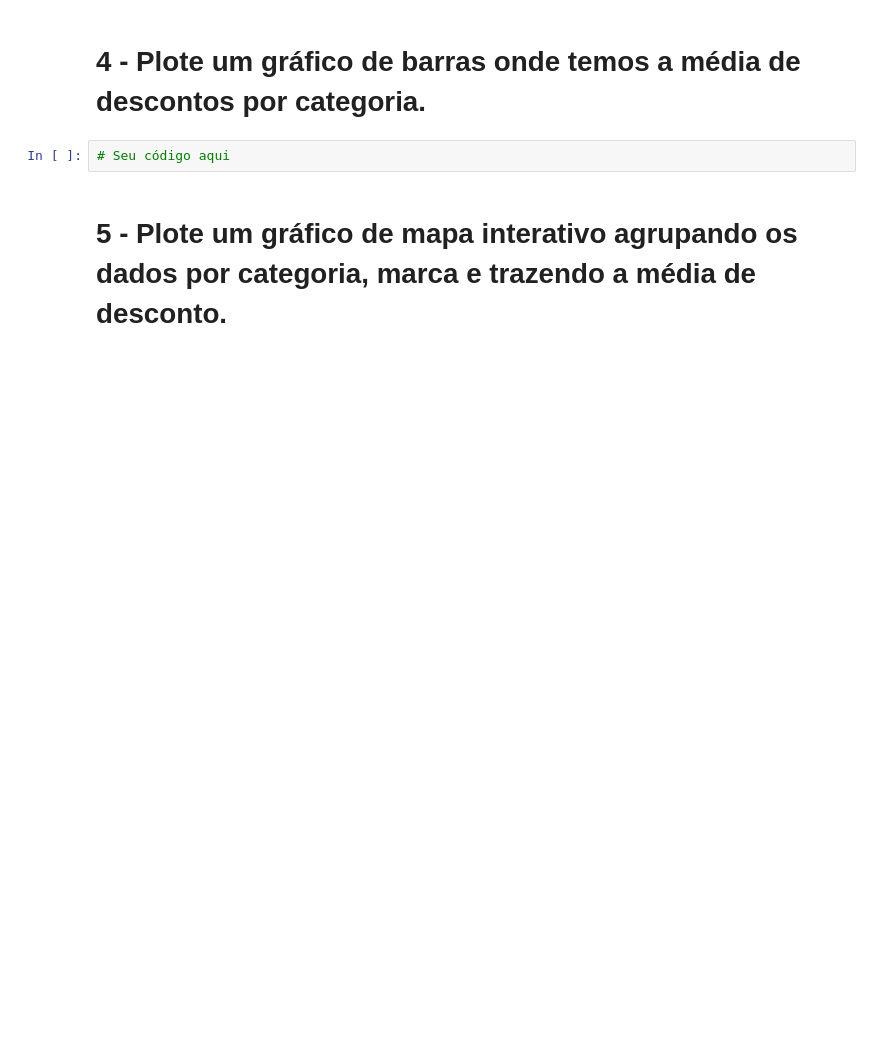
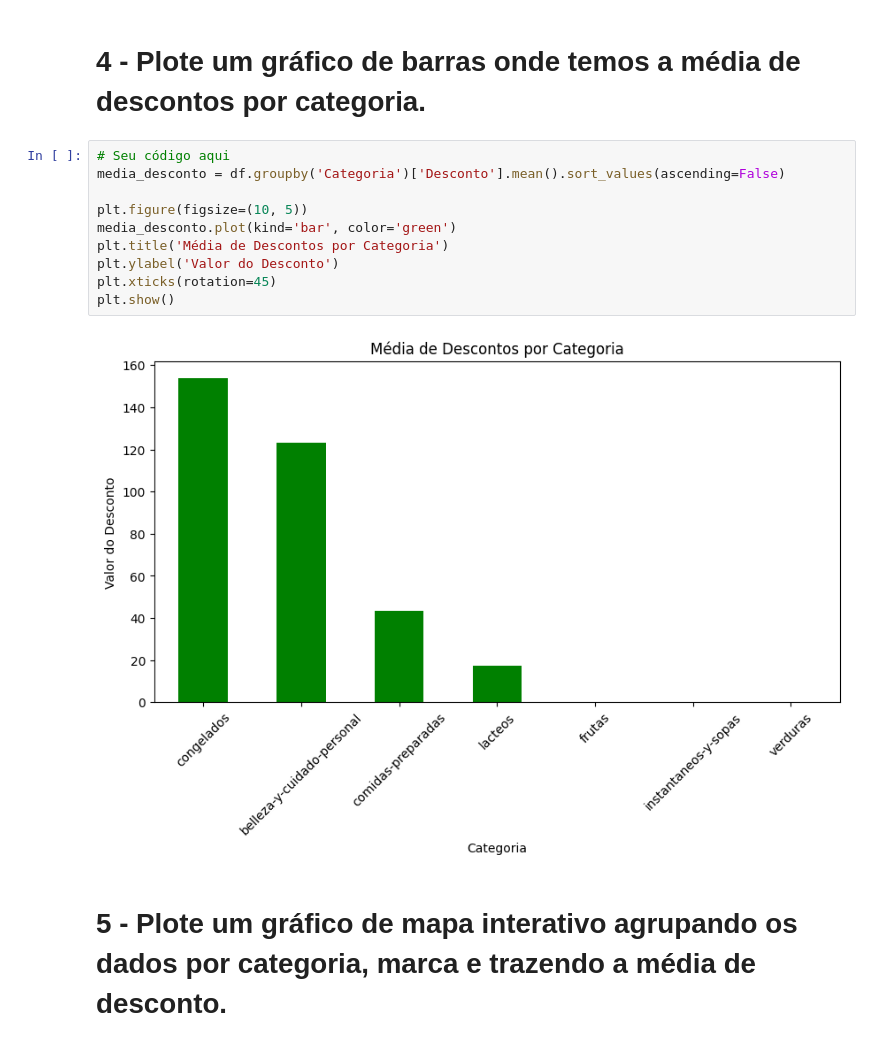
Before and after one commit to Toikso/Atividade-de-analise-de-dados-, a Jupyter notebook: Profissao_Cientista_de_Dados_M13_Projeto.ipynb, the cells around one changed output. Saved outputs shown, nothing was run; the diff lists cells and outputs as text; blank space fills up the shorter version.

```diff
--- a/Profissao_Cientista_de_Dados_M13_Projeto.ipynb
+++ b/Profissao_Cientista_de_Dados_M13_Projeto.ipynb
@@ -85,6 +137,16 @@ Dica: Para trazer apenas os dados da categoria que você deseja você pode usar
 # %% [markdown]
 # 4 - Plote um gráfico de barras onde temos a média de descontos por categoria.
-# %%
-# Seu código aqui
+# %%
+# Seu código aqui
+media_desconto = df.groupby('Categoria')['Desconto'].mean().sort_values(ascending=False)
+
+plt.figure(figsize=(10, 5))
+media_desconto.plot(kind='bar', color='green')
+plt.title('Média de Descontos por Categoria')
+plt.ylabel('Valor do Desconto')
+plt.xticks(rotation=45)
+plt.show()
+# %% [output]
+[figure, added]
 # %% [markdown]
 # 5 - Plote um gráfico de mapa interativo agrupando os dados por categoria, marca e trazendo a média de desconto.
```
Also changed, not shown: parts of 9 cells of this notebook.
